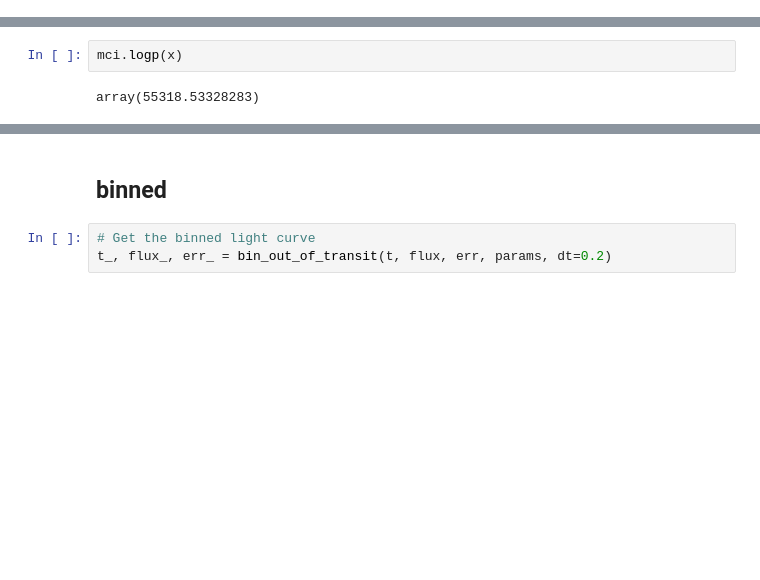
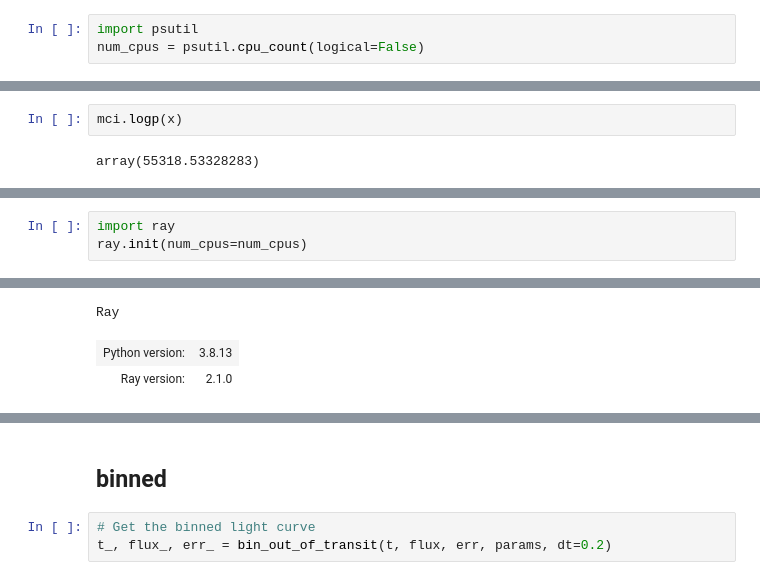
Before and after one commit to ssagynbayeva/starry-project, a Jupyter notebook: comparing-loglikes.ipynb, the cells around one changed output, grey strips where cells are left out. Cells and saved outputs as stored; diff of their text form; blank space fills up the shorter version.

```diff
--- a/comparing-loglikes.ipynb
+++ b/comparing-loglikes.ipynb
@@ -19,6 +21,9 @@ import emcee
 
 starry.config.quiet = True
 np.random.seed(1)
+# %%
+import psutil
+num_cpus = psutil.cpu_count(logical=False)
 # %%
 def Inclination(name, testval=30):
     """
@@ -1049,0 +1055,4 @@ the woodbury identity took 349.0 seconds
+# %%
+import ray
+ray.init(num_cpus=num_cpus)
+# %% [output]
@@ -1049,0 +1060,3 @@ the woodbury identity took 349.0 seconds
+Ray
+| Python version: | 3.8.13 |
+| Ray version: | 2.1.0 |
```
Also changed, not shown: parts of 13 cells of this notebook, 5 other files.
